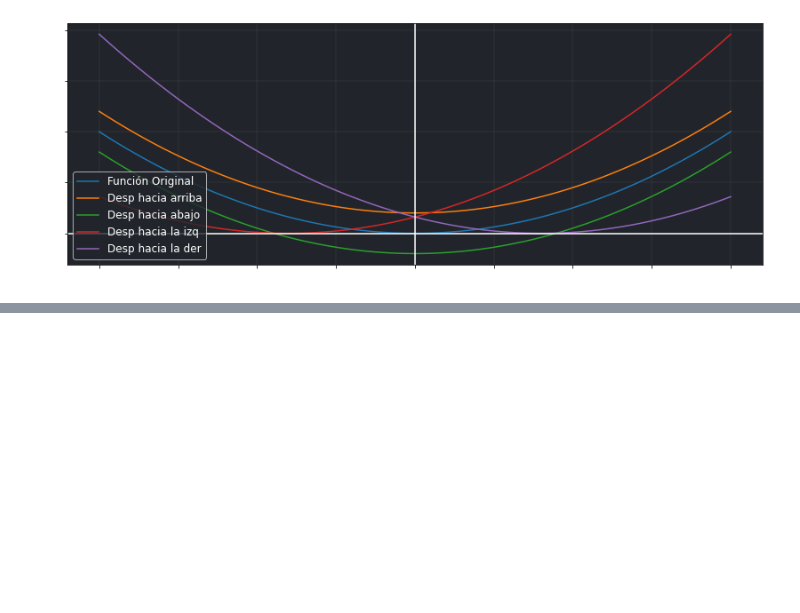
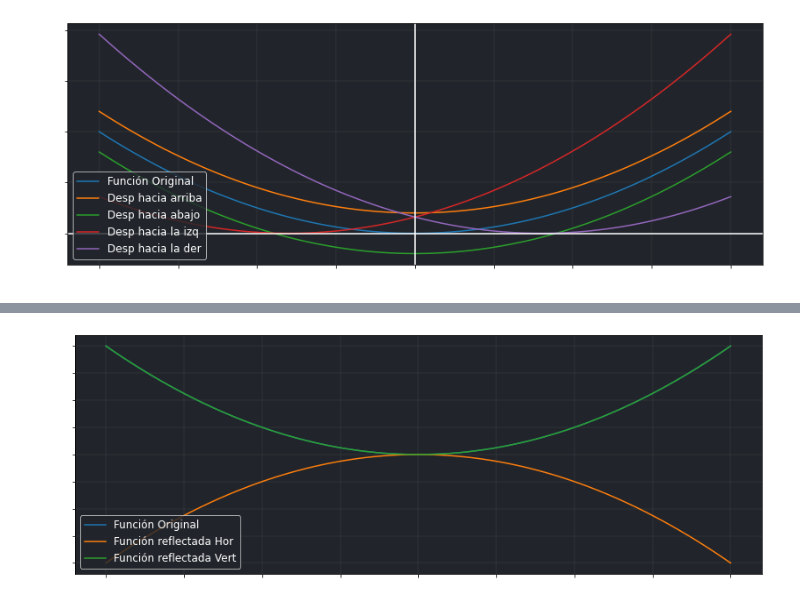
Before and after one commit to JuanFeA98/Estadistica_Probabilidad, a Jupyter notebook: Funciones_Matematicas/Funciones.ipynb, the cells around one changed output, grey strips where cells are left out. Drawn from its saved outputs; the diff is of its cells as text; code cells hidden in the pictures; blank space fills up the shorter version.

```diff
--- a/Funciones_Matematicas/Funciones.ipynb
+++ b/Funciones_Matematicas/Funciones.ipynb
@@ -250,0 +297,32 @@ plt.show()
+# %%
+val_pol_1 = [g(i) for i in X]
+val_pol_2 = [g(i) * -1 for i in X]
+val_pol_3 = [g(i*-1) for i in X]
+# %%
+fig, ax = plt.subplots(figsize=(14, 5))
+
+plt.plot(X, val_pol_1)
+plt.plot(X, val_pol_2)
+plt.plot(X, val_pol_3)
+
+ax.set_facecolor('#21252b')
+
+plt.xticks(fontsize=10, color='white', weight=100)
+plt.yticks(fontsize=10, color='white', weight=100)
+
+plt.legend(
+    [
+        'Función Original',
+        'Función reflectada Hor',
+        'Función reflectada Vert'
+    ],
+    facecolor='#21252b',
+    labelcolor='white',
+    fontsize=12,
+    loc='lower left')
+
+
+plt.grid(linewidth=0.1)
+plt.show()
+# %% [output]
+[figure, added]
```
Also changed, not shown: parts of 5 cells of this notebook.
